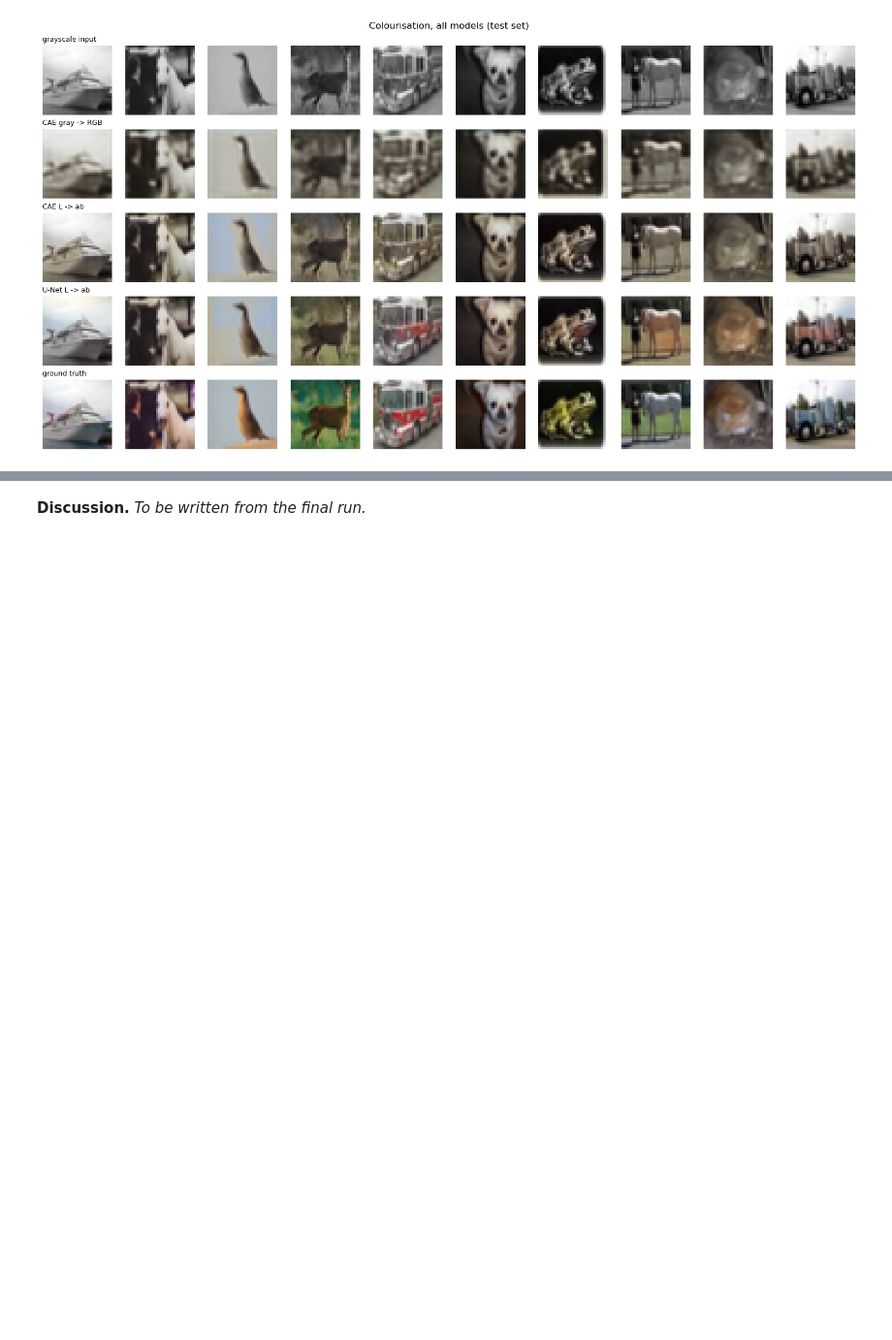
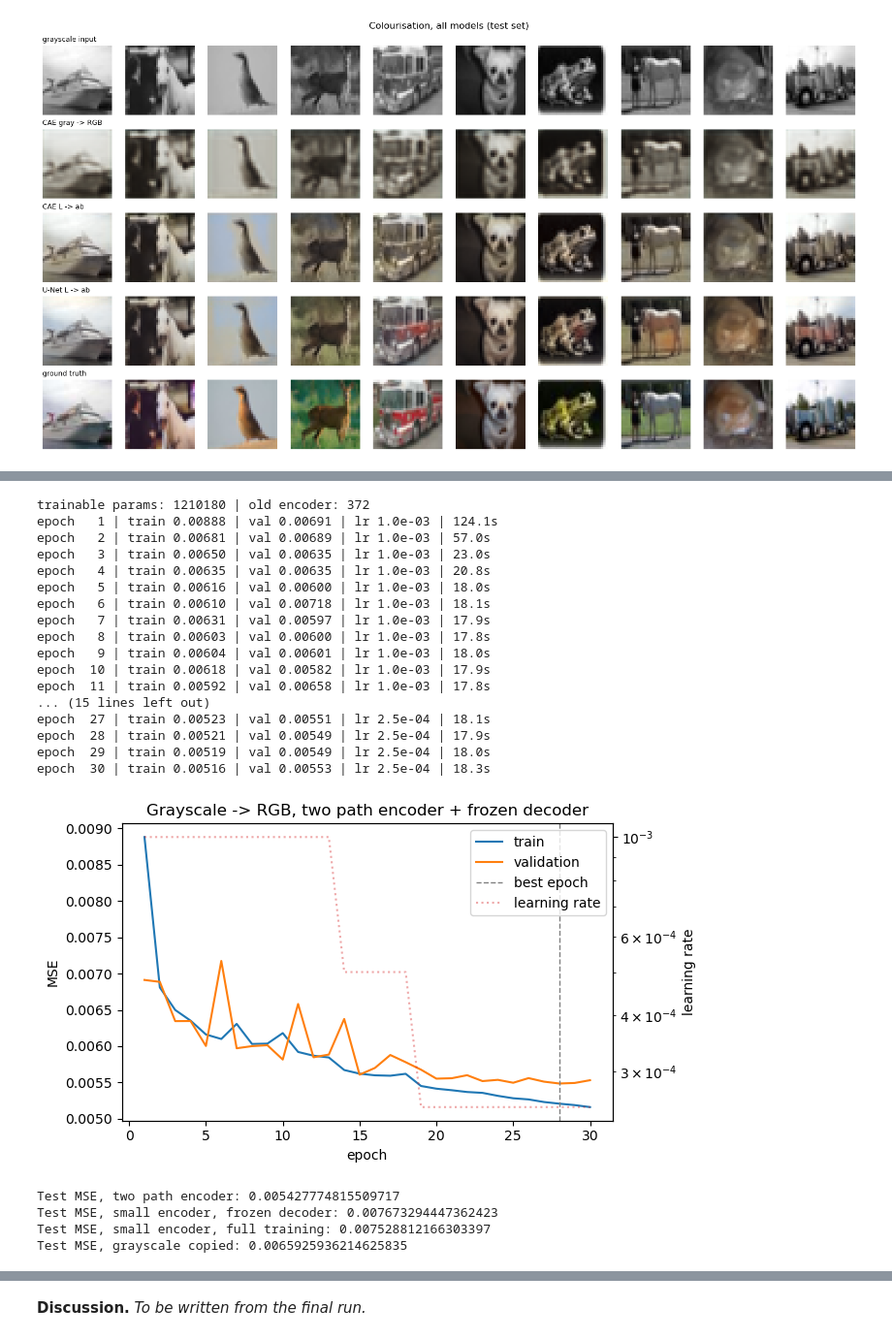
Before and after one commit to flingzi-maximax/assignment-2, a Jupyter notebook: assignment 2.ipynb, the cells around one changed output, grey strips where cells are left out. Shown at 97% size. Drawn from its saved outputs; the diff is of its cells as text; code cells hidden in the pictures; blank space fills up the shorter version.

```diff
--- a/assignment 2.ipynb
+++ b/assignment 2.ipynb
@@ -857,0 +959,74 @@ mean chroma of the real test images: 14.55
+# %%
+class TwoPathEncoder(nn.Module):
+    # two parallel ways down to 16x16, then merged into the latent of the frozen decoder
+    def __init__(self, in_ch=1, latent_channels=4, width=64):
+        super().__init__()
+        w = width
+        # path 1: small 3x3 filters and max pool, keeps local detail
+        self.path_pool = nn.Sequential(
+            conv_block(in_ch, w),                                   # 32x32
+            nn.MaxPool2d(2),                                        # 16x16
+            conv_block(w, 2 * w),
+        )
+        # path 2: bigger 5x5 filters and a strided conv, sees more context
+        self.path_stride = nn.Sequential(
+            nn.Conv2d(in_ch, w, 5, padding=2), nn.BatchNorm2d(w), nn.ReLU(),
+            nn.Conv2d(w, 2 * w, 5, stride=2, padding=2), nn.BatchNorm2d(2 * w), nn.ReLU(),   # 16x16
+            conv_block(2 * w, 2 * w),
+        )
+        # concat both paths and go to the latent size
+        # ReLU at the end because the decoder was trained on latents after a ReLU
+        self.merge = nn.Sequential(
+            conv_block(4 * w, 2 * w),
+            nn.Conv2d(2 * w, latent_channels, 3, padding=1), nn.ReLU(),
+        )
+
+    def forward(self, x):
+        return self.merge(torch.cat([self.path_pool(x), self.path_stride(x)], dim=1))
+
+
+# same frozen decoder as before, a fresh copy so nothing above is touched
+two_path_decoder = copy.deepcopy(best_ae.decoder)
+for p in two_path_decoder.parameters():
+    p.requires_grad = False
+
+torch.manual_seed(SEED)
+two_path_model = nn.Sequential(TwoPathEncoder(latent_channels=best_config["latent_channels"]),
+                               two_path_decoder).to(DEVICE)
+print("trainable params:", count_params(two_path_model), "| old encoder:", count_params(frozen_model))
+
+two_path_history = train_or_load("ex3_two_path_encoder", two_path_model, col_train_loader, col_val_loader,
+                                 col_test_loader, epochs=COL_EPOCHS)
+plot_learning_curve(two_path_history, "Grayscale -> RGB, two path encoder + frozen decoder")
+
+two_path_pred = predict(two_path_model, g_test)
+print("Test MSE, two path encoder:", two_path_history["test_loss"])
+print("Test MSE, small encoder, frozen decoder:", frozen_history["test_loss"])
+print("Test MSE, small encoder, full training:", finetune_history["test_loss"])
+print("Test MSE, grayscale copied:", gray_copy_mse)
+
+show_rows({"grayscale input": g_test, "small encoder": frozen_pred, "two path encoder": two_path_pred,
+           "ground truth": x_test}, title="Two path encoder vs small encoder (test set)")
+# %% [output]
+trainable params: 1210180 | old encoder: 372
+epoch   1 | train 0.00888 | val 0.00691 | lr 1.0e-03 | 124.1s
+epoch   2 | train 0.00681 | val 0.00689 | lr 1.0e-03 | 57.0s
+epoch   3 | train 0.00650 | val 0.00635 | lr 1.0e-03 | 23.0s
+epoch   4 | train 0.00635 | val 0.00635 | lr 1.0e-03 | 20.8s
+epoch   5 | train 0.00616 | val 0.00600 | lr 1.0e-03 | 18.0s
+epoch   6 | train 0.00610 | val 0.00718 | lr 1.0e-03 | 18.1s
+epoch   7 | train 0.00631 | val 0.00597 | lr 1.0e-03 | 17.9s
+epoch   8 | train 0.00603 | val 0.00600 | lr 1.0e-03 | 17.8s
+epoch   9 | train 0.00604 | val 0.00601 | lr 1.0e-03 | 18.0s
+epoch  10 | train 0.00618 | val 0.00582 | lr 1.0e-03 | 17.9s
+epoch  11 | train 0.00592 | val 0.00658 | lr 1.0e-03 | 17.8s
+... (15 lines left out)
+epoch  27 | train 0.00523 | val 0.00551 | lr 2.5e-04 | 18.1s
+epoch  28 | train 0.00521 | val 0.00549 | lr 2.5e-04 | 17.9s
+epoch  29 | train 0.00519 | val 0.00549 | lr 2.5e-04 | 18.0s
+epoch  30 | train 0.00516 | val 0.00553 | lr 2.5e-04 | 18.3s
+[figure, added]
+Test MSE, two path encoder: 0.005427774815509717
+Test MSE, small encoder, frozen decoder: 0.007673294447362423
+Test MSE, small encoder, full training: 0.007528812166303397
+Test MSE, grayscale copied: 0.0065925936214625835
```
Also changed, not shown: parts of 9 cells of this notebook, 18 other files.
